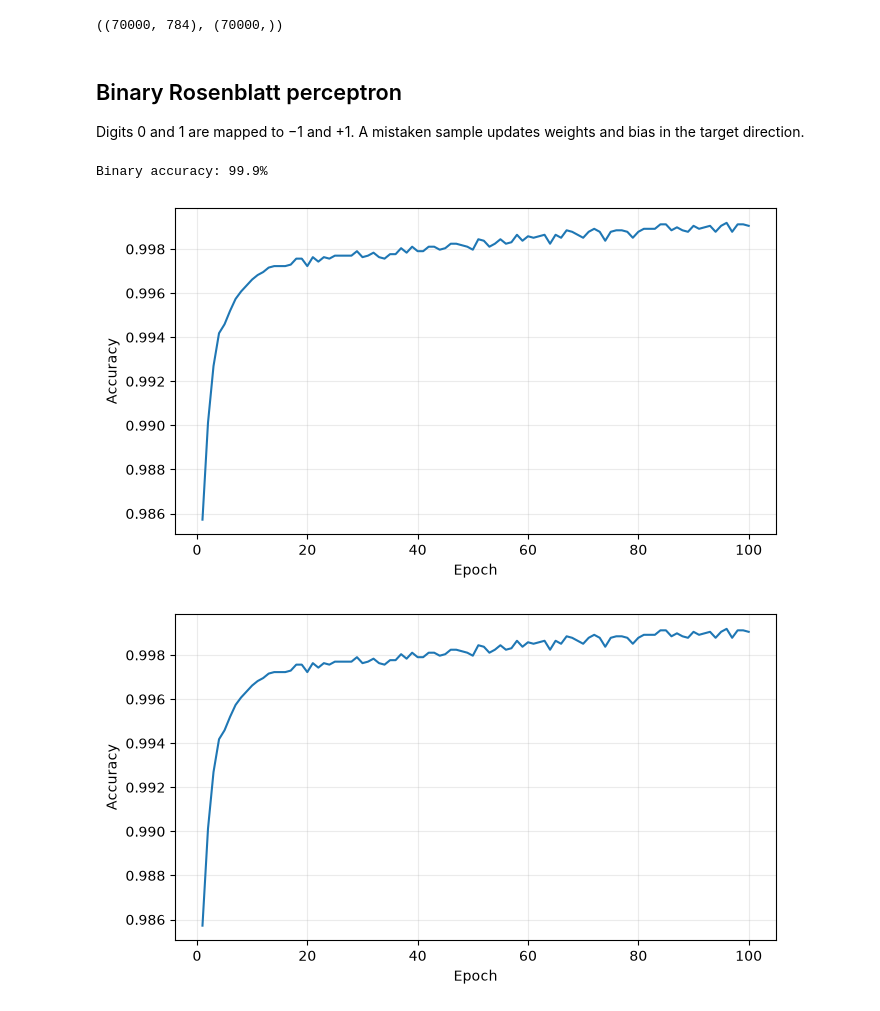
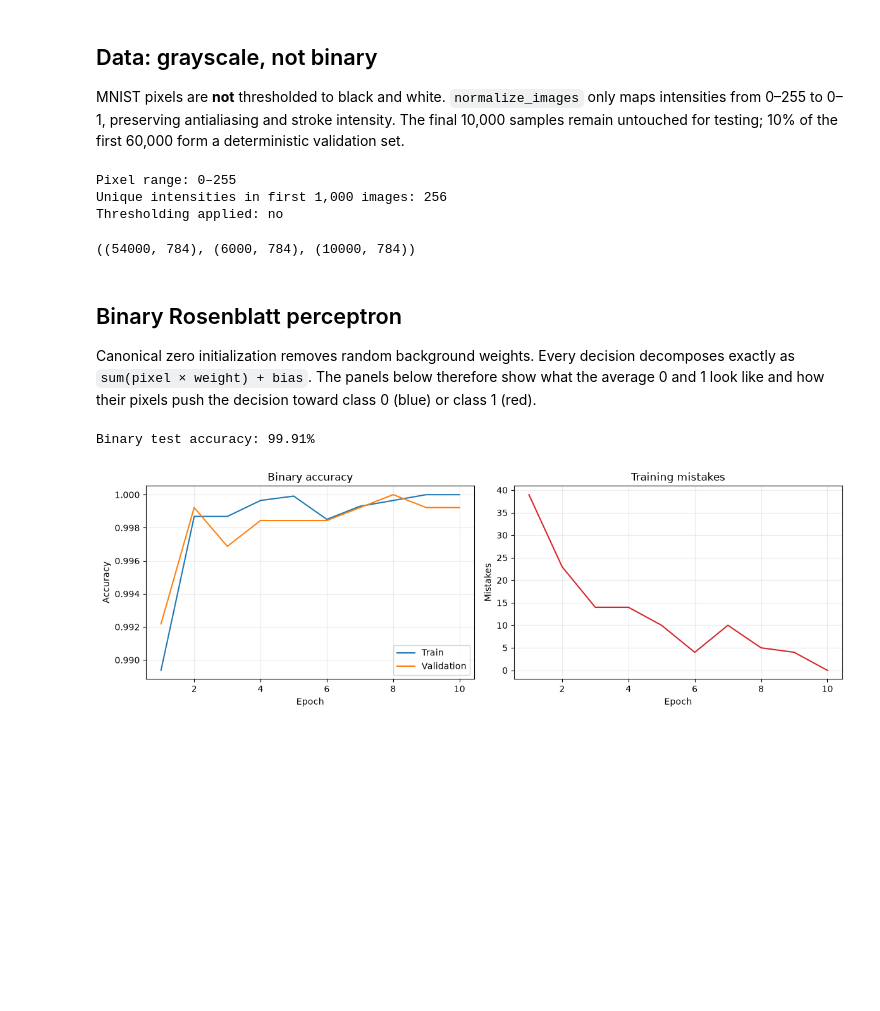
Before and after one commit to Droxxorie/perceptron, a Jupyter notebook: perceptron_mnist.ipynb, the cells around one changed output. Saved outputs shown, nothing was run; the diff lists cells and outputs as text; code cells hidden in the pictures; blank space fills up the shorter version.

Commit message:
update: fixed weight init and render, added evidences, added historical comparison

```diff
--- a/perceptron_mnist.ipynb
+++ b/perceptron_mnist.ipynb
@@ -19,34 +27,47 @@ Offline mode builds a small digit-like fixture and verifies the full pipeline qu
-# %%
-RUN_FULL_MNIST = True
-SEED = 42
-rng = np.random.default_rng(SEED)
-
-if RUN_FULL_MNIST:
-    raw_images, labels = load_mnist(Path('..') / 'data')
-    images = normalize_images(raw_images)
-else:
-    # Ten distinct 4×4 prototypes with bounded pixel noise.
-    prototypes = np.zeros((10, 16))
-    prototypes[np.arange(10), np.arange(10)] = 255
-    labels = np.repeat(np.arange(10), 20)
-    raw_images = np.clip(prototypes[labels] + rng.normal(0, 12, (len(labels), 16)), 0, 255)
-    images = normalize_images(raw_images)
-
-images.shape, labels.shape
-# %% [output]
-((70000, 784), (70000,))
-# %% [markdown]
-## Binary Rosenblatt perceptron
-
-Digits 0 and 1 are mapped to −1 and +1. A mistaken sample updates weights and bias in the target direction.
+# %% [markdown]
+## Data: grayscale, not binary
+
+MNIST pixels are **not** thresholded to black and white. `normalize_images` only maps intensities from 0–255 to 0–1, preserving antialiasing and stroke intensity. The final 10,000 samples remain untouched for testing; 10% of the first 60,000 form a deterministic validation set.
+# %%
+SEED = 42
+raw_images, labels = load_mnist(Path("data"))
+sample_intensities = np.unique(raw_images[:1_000])
+
+images = normalize_images(raw_images)
+train_images, train_labels, validation_images, validation_labels, test_images, test_labels = split_mnist(
+    images, labels, validation_fraction=0.1, seed=SEED
+)
+train_images.shape, validation_images.shape, test_images.shape
+# %% [output]
+Pixel range: 0–255
+Unique intensities in first 1,000 images: 256
+Thresholding applied: no
+((54000, 784), (6000, 784), (10000, 784))
+# %% [markdown]
+## Binary Rosenblatt perceptron
+
+Canonical zero initialization removes random background weights. Every decision decomposes exactly as `sum(pixel × weight) + bias`. The panels below therefore show what the average 0 and 1 look like and how their pixels push the decision toward class 0 (blue) or class 1 (red).
 # %%
-binary_images, binary_labels = filter_binary_digits(images, labels)
-binary_model = RosenblattPerceptron(binary_images.shape[1], learning_rate=1e-3, seed=SEED)
-binary_history = binary_model.fit(binary_images, binary_labels, epochs=100)
-binary_predictions = binary_model.predict(binary_images)
-print(f'Binary accuracy: {accuracy(binary_labels, binary_predictions):.1%}')
-plot_history(binary_history)
+binary_train_x, binary_train_y = filter_binary_digits(train_images, train_labels)
+binary_validation_x, binary_validation_y = filter_binary_digits(validation_images, validation_labels)
+binary_test_x, binary_test_y = filter_binary_digits(test_images, test_labels)
+
+binary_model = RosenblattPerceptron(
+    binary_train_x.shape[1], learning_rate=1e-3, seed=SEED, initialization="zeros"
+)
+binary_history = binary_model.fit(
+    binary_train_x,
+    binary_train_y,
+    validation_data=(binary_validation_x, binary_validation_y),
+    epochs=100,
+    early_stopping=True,
+    patience=20,
+)
+binary_predictions = binary_model.predict(binary_test_x)
+binary_test_accuracy = accuracy(binary_test_y, binary_predictions)
+print(f"Binary test accuracy: {binary_test_accuracy:.2%}")
+assert binary_test_accuracy >= 0.98
+plot_binary_history(binary_history);
 # %% [output]
-Binary accuracy: 99.9%
+Binary test accuracy: 99.91%
-[figure, old version]
+[figure, new version]
-[figure, removed]
```
Also changed, not shown: parts of 19 cells of this notebook, 9 other files.
